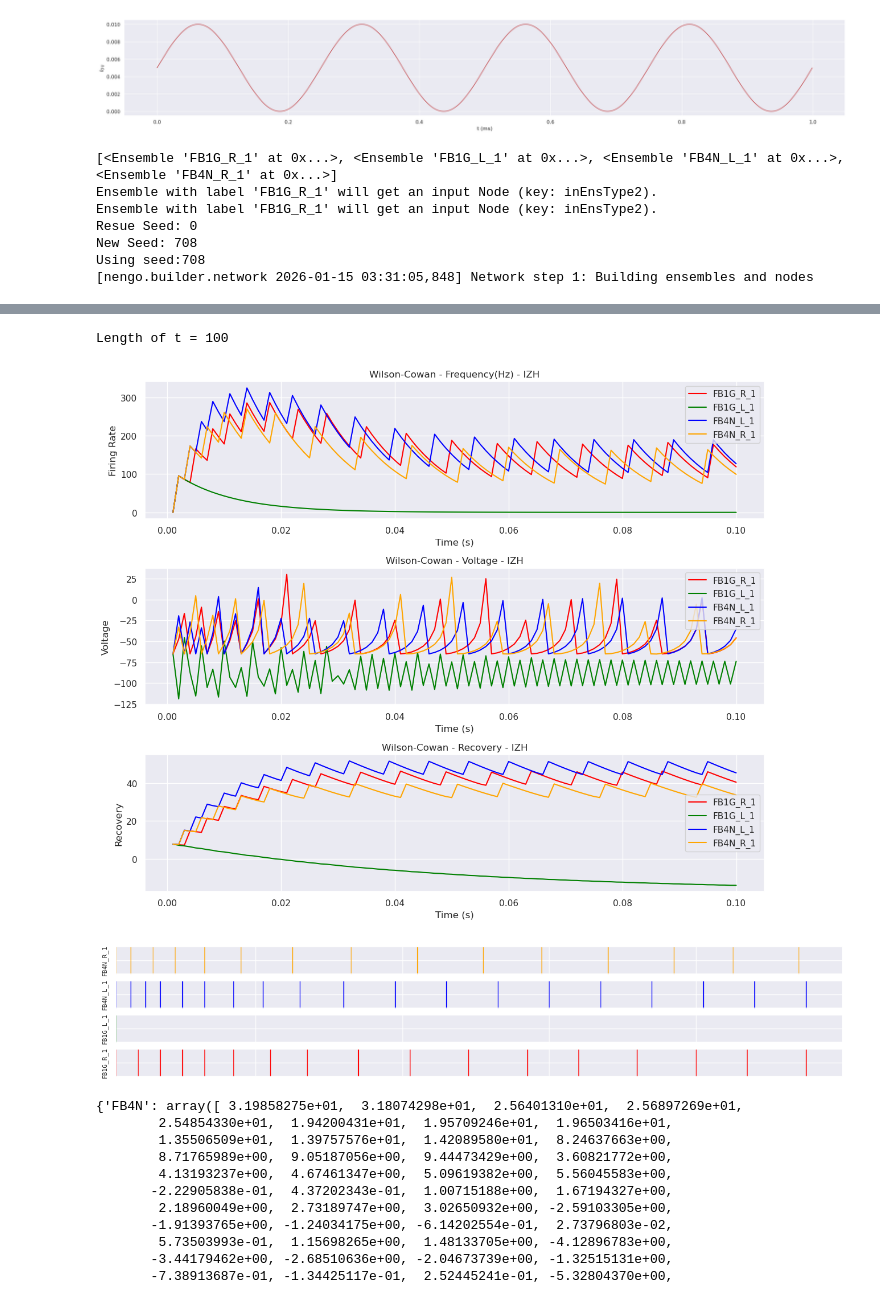
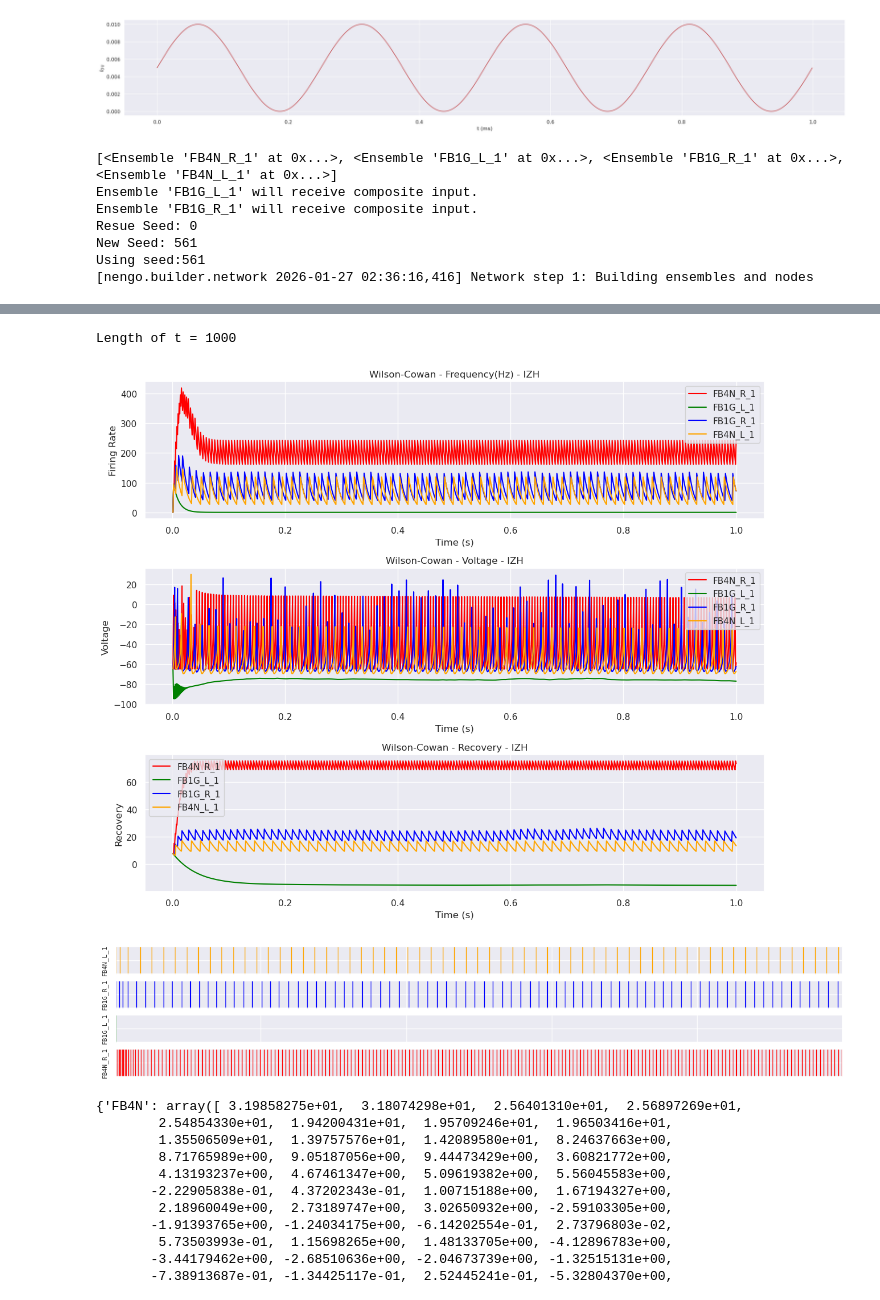
Before and after one commit to sgarnell/archive, a Jupyter notebook: simulation_izhikevich_v1_1.ipynb, the cells around one changed output, grey strips where cells are left out. Saved outputs shown, nothing was run; the diff lists cells and outputs as text; code cells hidden in the pictures.

Commit message:
Auto commit from Jupyter for {notebook_name}

```diff
--- a/simulation_izhikevich_v1_1.ipynb
+++ b/simulation_izhikevich_v1_1.ipynb
@@ -546,6 +550,8 @@ def createMultipleSimulations(multi_ensembleConnectionList):
     return multi_ensembleConnectionList
     print('createMultipleSimulation Method:')
 # %%
+#Create Context for data used in the simulation:
+
 # Here is create the ensembles for Nengo
 # It is a two part process: Ensemble Connections and Neuron Parameters for Izh
 
@@ -644,7 +650,7 @@ def createEsembleConnectionSim(connectivity_dict,neuronConnectivity_dict):
 
 
                 #Get Transfer Weights to use in the Nengo Connection
-                transWeigt = calcTransWeight( nodes[parentPreSynNeuron]['name'],
+                transWeight = calcTransWeight( nodes[parentPreSynNeuron]['name'],
                                                nodes[childHashID]['name'] )
 
                 #Get the Post synaptic neurons's tau
@@ -707,6 +713,8 @@ def createEsembleConnectionSim(connectivity_dict,neuronConnectivity_dict):
 
     return ensembleConnectionList
 
+
+
 multi_ensembleConnectionList  = []
 
 
@@ -1503,38 +1357,28 @@ spikesProbeDict = {}
 voltageProbeDict = {}
 recoveryProbeDict = {}
 recorded_data_dict = {}
-spikes_data_array = []
 
 # Get a list of all ensembles
 allSim_ensembles = simModel.ensembles
 print(allSim_ensembles)
 
-# Control our search for the in and out probe
-foundInEns = False
-foundOutEns = False
 
-for oneEnsProbe in inOutNodeTypeDict:
-    if foundInEns and foundOutEns: break
-    # Search for the ensemble with the desired label
-    for oneSimEns in allSim_ensembles:
-        tempString = oneSimEns.label
-        ensTypeName = re.sub(r"--.*", "", tempString)
+for oneSimEns in allSim_ensembles:
+    ensTypeName = re.sub(r"--.*", "", oneSimEns.label)
 
-        # Set Input Node dynamically based on dictionary keys
-        if ensTypeName in inOutNodeTypeDict.values():
-            matching_key = next(key for key, value in inOutNodeTypeDict.items() if value == ensTypeName)
-            print(f"Ensemble with label '{ensTypeName}' will get an input Node (key: {matching_key}).")
-            with simModel:
-                spiking_signal_reshaped = spiking_signal.reshape(1, -1)  # Reshape to match the dimensions
-                nengo.Connection(hzSignal, oneSimEns.neurons, transform=spiking_signal_reshaped)
-            # Found the input ensemble, so we can break out of the loop
-            foundInEns = True
-            break
-        else:
-            print(f"Ensemble with label '{ensTypeName}' does not match any dictionary value.")
+    if ensTypeName in inOutNodeTypeDict.values():
+        print(f"Ensemble '{ensTypeName}' will receive composite input.")
 
-#Modified for IZH probles
-#Set the Out Probes
+        with simModel:
+            hzSignal = nengo.Node(
+                output=nengo.processes.PresentInput(
+                    composite_signal.reshape(-1, 1),
+                    input_config["dt"]
+                )
+            )
+            nengo.Connection(hzSignal, oneSimEns.neurons)
+
+
 with simModel:
     for oneSimEns in allSim_ensembles:
         outputProbeDict[oneSimEns.label] = nengo.Probe(oneSimEns.neurons, synapse=0.01)
@@ -1563,7 +1407,7 @@ else:
 
 # Simulate the network
 with nengo.Simulator(simModel) as sim:
-    sim.run(0.1)
+    sim.run(input_config["T"])
 
 
 # Create timestamp
@@ -1571,14 +1415,10 @@ timestamp = datetime.now().strftime("%Y%m%d_%H%M%S")
 sim_id = int(time.time() * 1000) % 100000   # last 5 digits of ms timestamp
 
 
-
-# Initialize an empty dictionary to store probe names and recorded data
-recorded_data_dict = {}
 t = sim.trange()
 print (f'Length of t = {len(t)}')
 plotHspace = 8 #i/int so bigger means less space
 plotHeight = 0.1
-probeColor_cycle = []
 
 
 # Build a single dictionary containing all probe data
@@ -1586,6 +1426,7 @@ simulation_output = {
     "simulation_id": sim_id,          # or whatever index you want
     "seed": int(new_seed),       # store the seed for reproducibility
     "t": t.tolist(),             # convert numpy array → JSON‑safe list
+    "input_signal": composite_signal.tolist(),
     "neurons": {}
 }
 
@@ -1681,11 +1522,11 @@ plt.show()
 with open(filename, "w") as f:
     json.dump(simulation_output, f, indent=2)
 # %% [output]
-[<Ensemble 'FB1G_R_1' at 0x...>, <Ensemble 'FB1G_L_1' at 0x...>, <Ensemble 'FB4N_L_1' at 0x...>, <Ensemble 'FB4N_R_1' at 0x...>]
-Ensemble with label 'FB1G_R_1' will get an input Node (key: inEnsType2).
-Ensemble with label 'FB1G_R_1' will get an input Node (key: inEnsType2).
+[<Ensemble 'FB4N_R_1' at 0x...>, <Ensemble 'FB1G_L_1' at 0x...>, <Ensemble 'FB1G_R_1' at 0x...>, <Ensemble 'FB4N_L_1' at 0x...>]
+Ensemble 'FB1G_L_1' will receive composite input.
+Ensemble 'FB1G_R_1' will receive composite input.
 Resue Seed: 0
-New Seed: 708
-Using seed:708
-[nengo.builder.network 2026-01-15 03:31:05,848] Network step 1: Building ensembles and nodes
+New Seed: 561
+Using seed:561
+[nengo.builder.network 2026-01-27 02:36:16,416] Network step 1: Building ensembles and nodes
 [interactive output not drawn]
@@ -1709,7 +1553,7 @@ Using seed:708
 [interactive output not drawn]
-Length of t = 100
+Length of t = 1000
-[figure, old version]
+[figure, new version]
-[figure, old version]
+[figure, new version]
 # %%
 from sklearn.decomposition import PCA
 import pandas as pd
```
Also changed, not shown: parts of 19 cells of this notebook.
